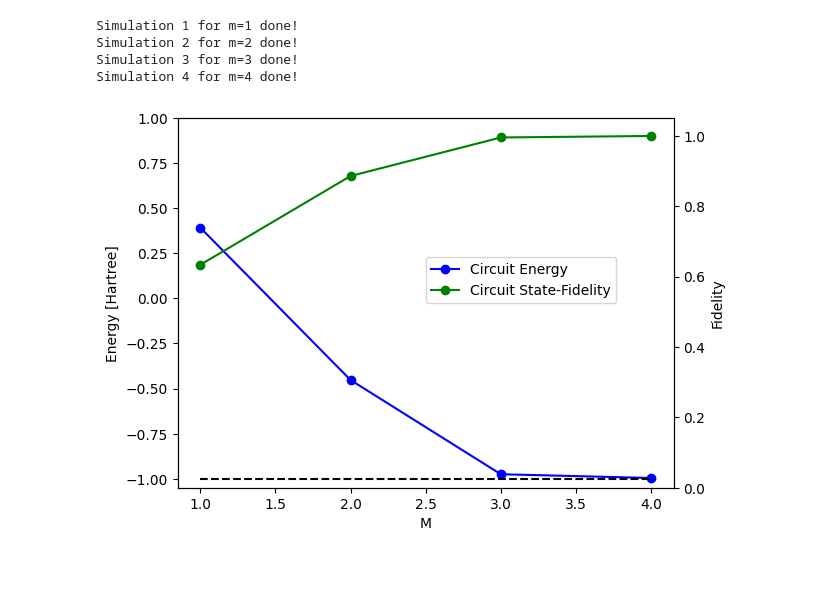
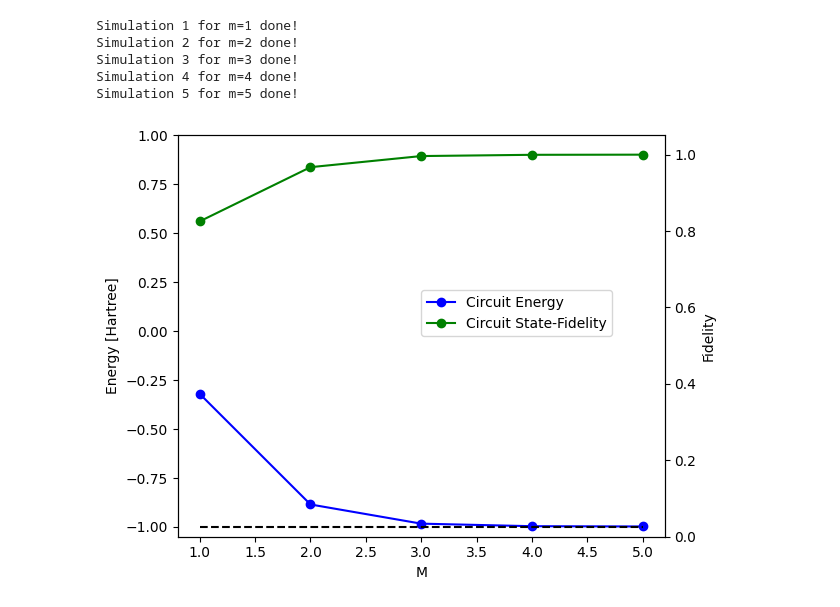
Before and after one commit to GiovanniZago/ImaginaryTimeEvolution, a Jupyter notebook: project/graph_makers/fig5.ipynb, the cells around one changed output. Cells and saved outputs as stored; diff of their text form; code cells hidden in the pictures; blank space fills up the shorter version.

```diff
--- a/project/graph_makers/fig5.ipynb
+++ b/project/graph_makers/fig5.ipynb
@@ -3,15 +3,17 @@ import sys
 sys.path.append("..")
 from library import *
 # %%
-tau = 3
 psi0 = np.ones(4) * 0.5
-m_values = np.arange(1, 5)
+m_values = np.arange(1, 6)
 
+
+
+taus = [1.1, 1.5, 2.6, 3.5, 5]
 energies = np.zeros(shape=(len(m_values), 3))
 fids = np.zeros(len(m_values))
 
 for i, m in enumerate(m_values):
-    h2qc = H2QCircuit(m=m, tau=tau, trot_reps=10)
+    h2qc = H2QCircuit(m=m, tau=taus[i], trot_reps=10)
     h2qc.run_simulation(num_shots=1)
     qc_state = h2qc.final_state
     qc_state = normalize(qc_state[::2 ** (m * 2)])
@@ -36,24 +38,25 @@ Simulation 1 for m=1 done!
 Simulation 2 for m=2 done!
 Simulation 3 for m=3 done!
 Simulation 4 for m=4 done!
+Simulation 5 for m=5 done!
 # %%
 colors = ["green", "blue", "green", "gray"]
 
 plot1 = plt.plot(m_values, energies[:, 0], label="Circuit Energy", color=colors[1], marker='o')
 plt.hlines(y=-1, xmin=m_values[0], xmax=m_values[-1], color="black", ls="--")
 
 plt.xlabel(r"M")
 plt.ylabel(r"Energy [Hartree]")
 plt.ylim(-1.05, 1)
 
 y2 = plt.gca().twinx()
 y2.set_ylim(0, 1.05)
 y2.set_yticks(np.arange(0, 1.1, 0.2))
 y2.set_yticklabels([f"{x:.1f}" for x in np.arange(0, 1.1, 0.2)])
 y2.set_ylabel("Fidelity")
 plot4 = plt.plot(m_values, fids, label="Circuit State-Fidelity", color=colors[0], marker='o')
 plt.legend(loc=(0.5, 0.5), handles=[plot1[0], plot4[0]]);
-
-# plt.title(r"State-Fidelity and Energy with different bond lengths");
+plt.tight_layout()
+plt.savefig("fig5_notitle.svg")
 # %% [output]
-[figure, old version]
+[figure, new version]
```
Also changed, not shown: 9 other files.
